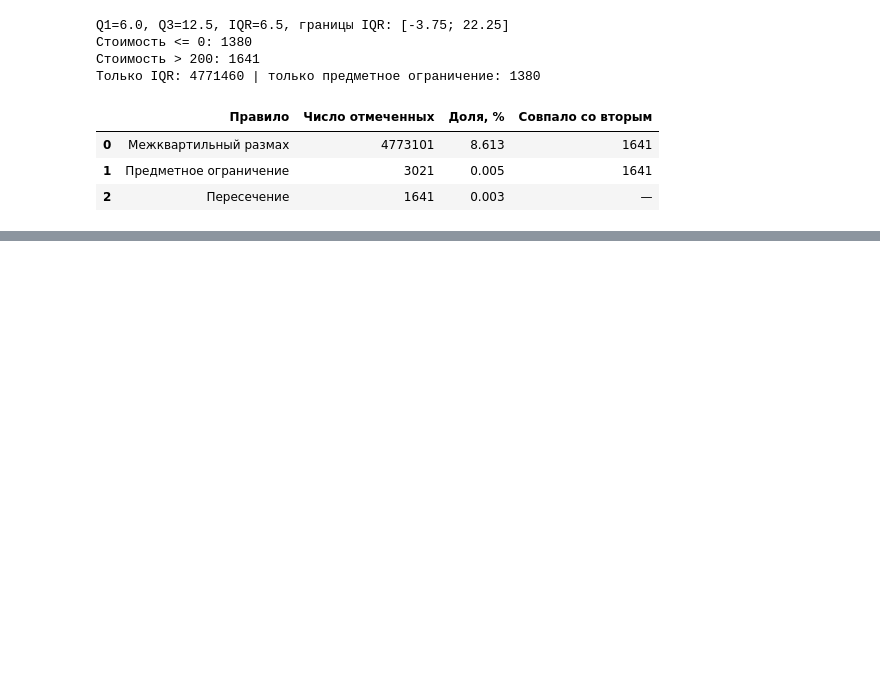
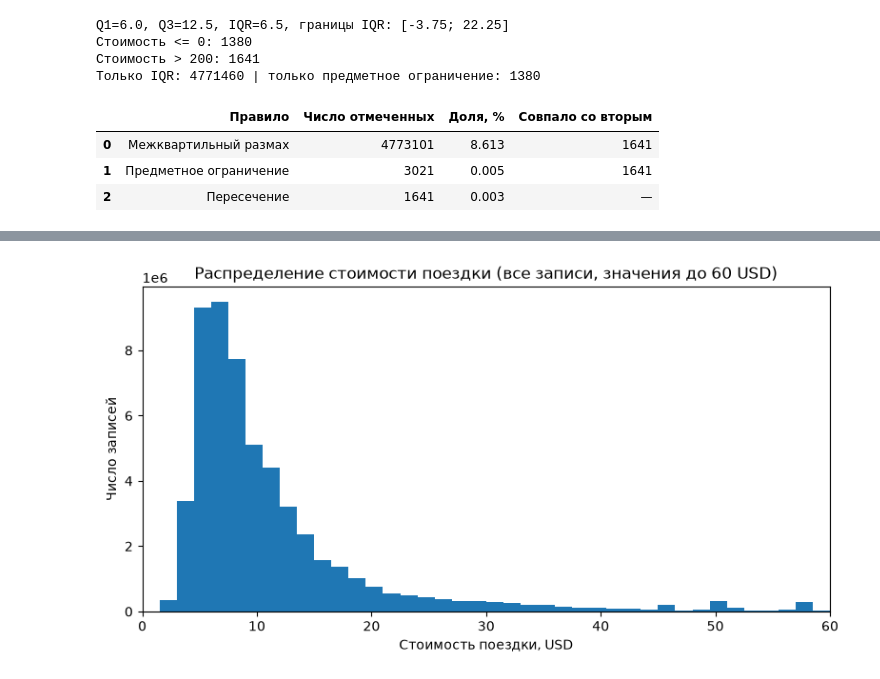
Before and after one commit to medshura555-collab/sambik, a Jupyter notebook: notebooks/03_eda.ipynb, the cells around one changed output, grey strips where cells are left out. Cells and saved outputs as stored; diff of their text form; code cells hidden in the pictures; blank space fills up the shorter version.

```diff
--- a/notebooks/03_eda.ipynb
+++ b/notebooks/03_eda.ipynb
@@ -260,3 +260,14 @@ Q1=6.0, Q3=12.5, IQR=6.5, границы IQR: [-3.75; 22.25]
 | 0 | Межквартильный размах | 4773101 | 8.613 | 1641 |
 | 1 | Предметное ограничение | 3021 | 0.005 | 1641 |
 | 2 | Пересечение | 1641 | 0.003 | — |
+# %%
+import time
+from statistics import median
+
+import numpy as np
+from IPython.display import display
+
+values = df["fare_amount"].to_numpy(dtype=np.float64)
+
+print("Число значений:", f"{values.size:,}".replace(",", " "))
+print("Размер массива, ГБ:", round(values.nbytes / 1e9, 2))
@@ -262,0 +335,14 @@ Q1=6.0, Q3=12.5, IQR=6.5, границы IQR: [-3.75; 22.25]
+# %%
+counts, edges = np.histogram(values, bins=40, range=(0, 60))
+
+fig, ax = plt.subplots(figsize=(8, 4.5))
+ax.stairs(counts, edges, fill=True)
+ax.set_xlim(0, 60)
+ax.set_xlabel("Стоимость поездки, USD")
+ax.set_ylabel("Число записей")
+ax.set_title("Распределение стоимости поездки (все записи, значения до 60 USD)")
+fig.tight_layout()
+fig.savefig("../plots/01_hist.png", dpi=150)
+plt.show()
+# %% [output]
+[figure, added]
```
Also changed, not shown: parts of 15 cells of this notebook, 1 other file.
